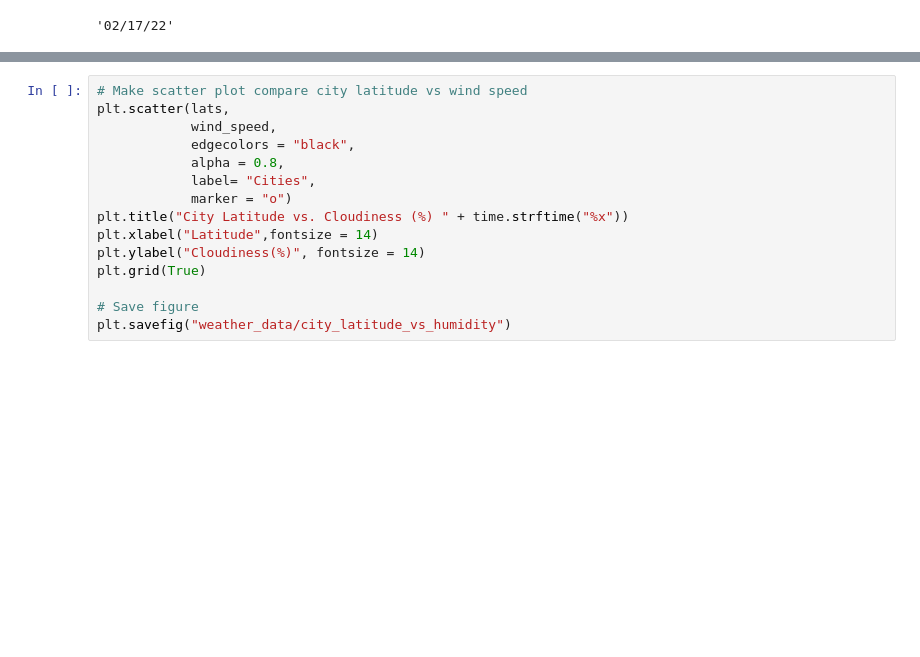
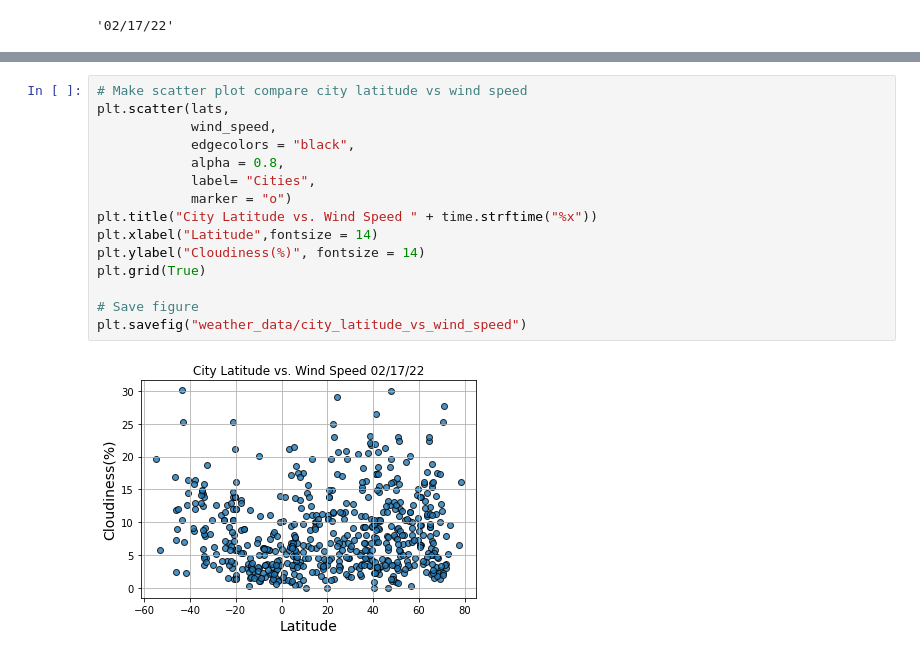
Before and after one commit to khanhh98/Work_Weather_Analysis, a Jupyter notebook: WeatherPy.ipynb, the cells around one changed output, grey strips where cells are left out. Drawn from its saved outputs; the diff is of its cells as text; blank space fills up the shorter version.

```diff
--- a/WeatherPy.ipynb
+++ b/WeatherPy.ipynb
@@ -252,15 +258,17 @@ plt.savefig("weather_data/city_latitude_vs_humidity")
 # %%
 # Make scatter plot compare city latitude vs wind speed
 plt.scatter(lats,
             wind_speed,
             edgecolors = "black",
             alpha = 0.8,
             label= "Cities",
             marker = "o")
-plt.title("City Latitude vs. Cloudiness (%) " + time.strftime("%x"))
+plt.title("City Latitude vs. Wind Speed " + time.strftime("%x"))
 plt.xlabel("Latitude",fontsize = 14)
 plt.ylabel("Cloudiness(%)", fontsize = 14)
 plt.grid(True)
 
 # Save figure
-plt.savefig("weather_data/city_latitude_vs_humidity")
+plt.savefig("weather_data/city_latitude_vs_wind_speed")
+# %% [output]
+[figure, added]
```
Also changed, not shown: parts of 22 cells of this notebook, 5 other files.
